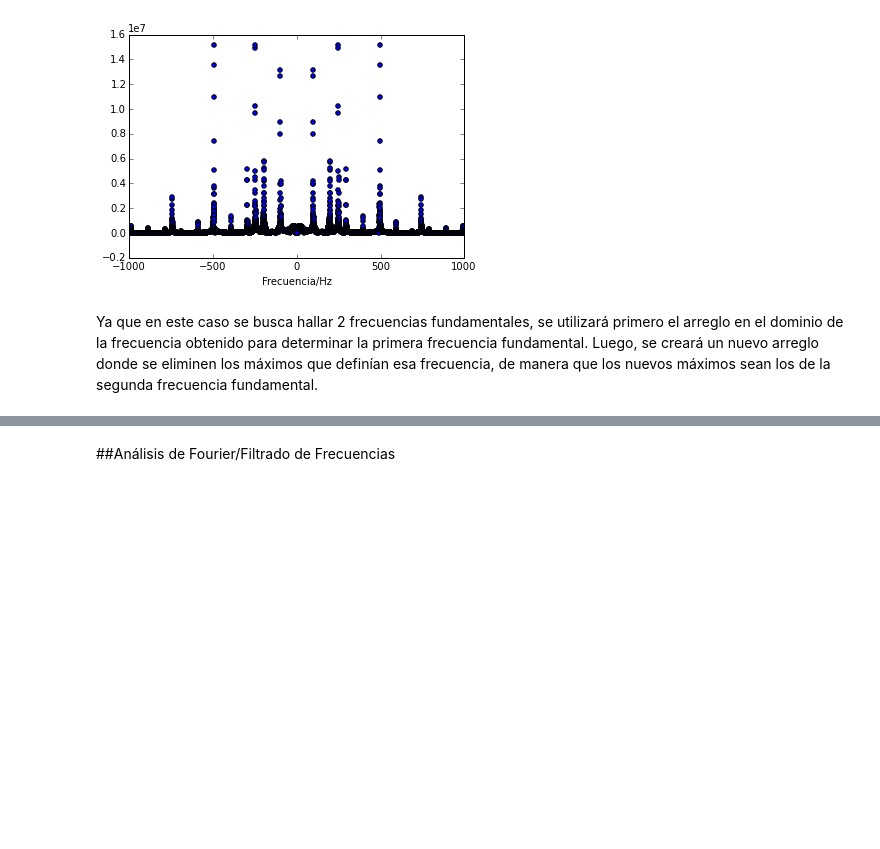
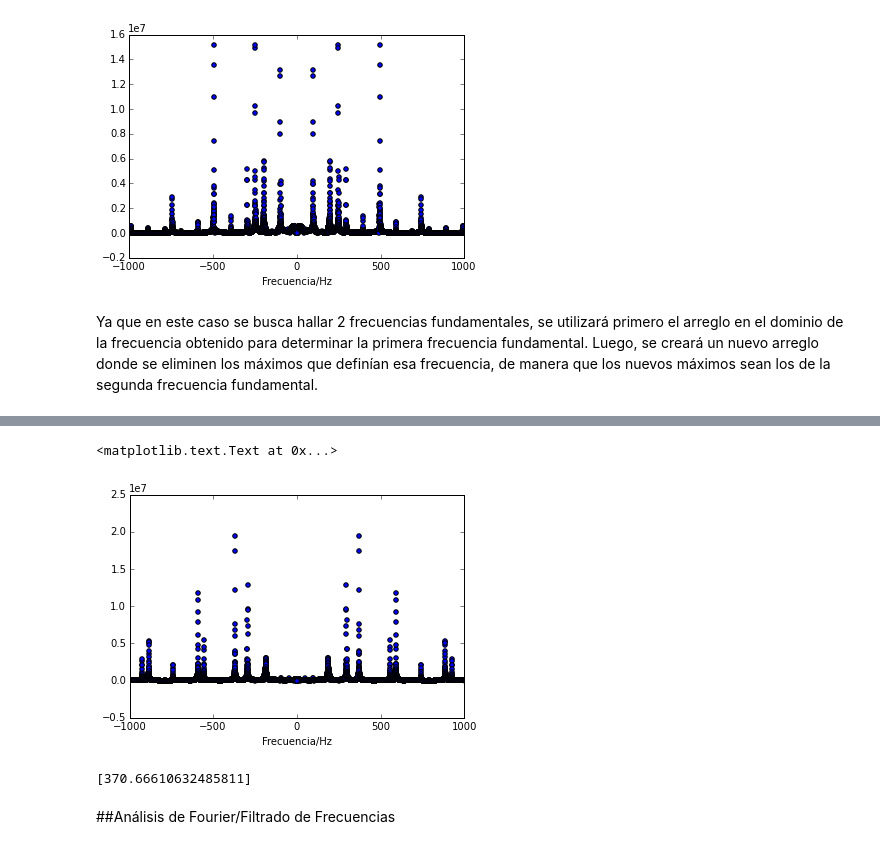
Before and after one commit to JuanUrrea6/MC, a Jupyter notebook: Proyecto Final/Filtrado.ipynb, the cells around one changed output, grey strips where cells are left out. Drawn from its saved outputs; the diff is of its cells as text; code cells hidden in the pictures; blank space fills up the shorter version.

```diff
--- a/Proyecto Final/Filtrado.ipynb
+++ b/Proyecto Final/Filtrado.ipynb
@@ -160,11 +155,12 @@ for i in range(len(nuevoArreglo)):
         break
 # %%
-#Filtrar
-lim = 1.3*10**7
+#Se crea un nuevo arreglo que ya no contenga los datos máximos asociados a la frecuencia fndamental ya hallada,
+#de manera que el nuevo máximo esté asociado a la segunda drecuencia fundamental.
+lim = 1.3*10**7 #Límite de corte
 nuevoArreglo2 = []
 newFreq2 = []
-for i in range(len(nuevoArreglo)):
-    if(nuevoArreglo[i] < lim):
-        nuevoArreglo2.append(nuevoArreglo[i])
-        newFreq2.append(newFreq[i])
+for i in range(len(trans)):
+    if(trans[i] < lim):
+        nuevoArreglo2.append(trans[i])
+        newFreq2.append(freq[i])
 # %%
@@ -180,0 +188,23 @@ frecuencia
+# %%
+trans2 = fourier(group2)[1] #Los datos transformados por la función fourier()
+freq2 = fourier(group2)[0] #Las frecuencias asociadas.
+
+maximoB = max(trans2) #El máximo valor de las transformadas.
+#Se necesita este valor pues será la frecuencia fundamental la que tendrá asociado este valor, por lo que es un
+#estimador para hallarla.
+
+#Este procedimiento permite buscar la frecuencia que tiene asociado el valor máximo de los valores
+#transformados. Se utiliza el comando break debido a que el archivo puede llegar a tener una extensión que
+#demore mucho el ciclo, por lo que se busca terminarlo apenas se determine la frecuencia fundamental.
+#Hallar primer máximo
+for i in range(len(trans2)):
+    if(trans2[i] == maximoB):
+        frecuencias.append(abs(freq2[i]))
+        break
+
+scatter(freq2, trans2)
+xlim(-1000,1000)
+xlabel("Frecuencia/Hz")
+# %% [output]
+<matplotlib.text.Text at 0x...>
+[figure, added]
@@ -181,3 +220,7 @@ frecuencia
+# %%
+frecuencias
+# %% [output]
+[370.66610632485811]
 # %% [markdown]
 ##Análisis de Fourier/Filtrado de Frecuencias
 # %% [markdown]
```
Also changed, not shown: parts of 9 cells of this notebook.
